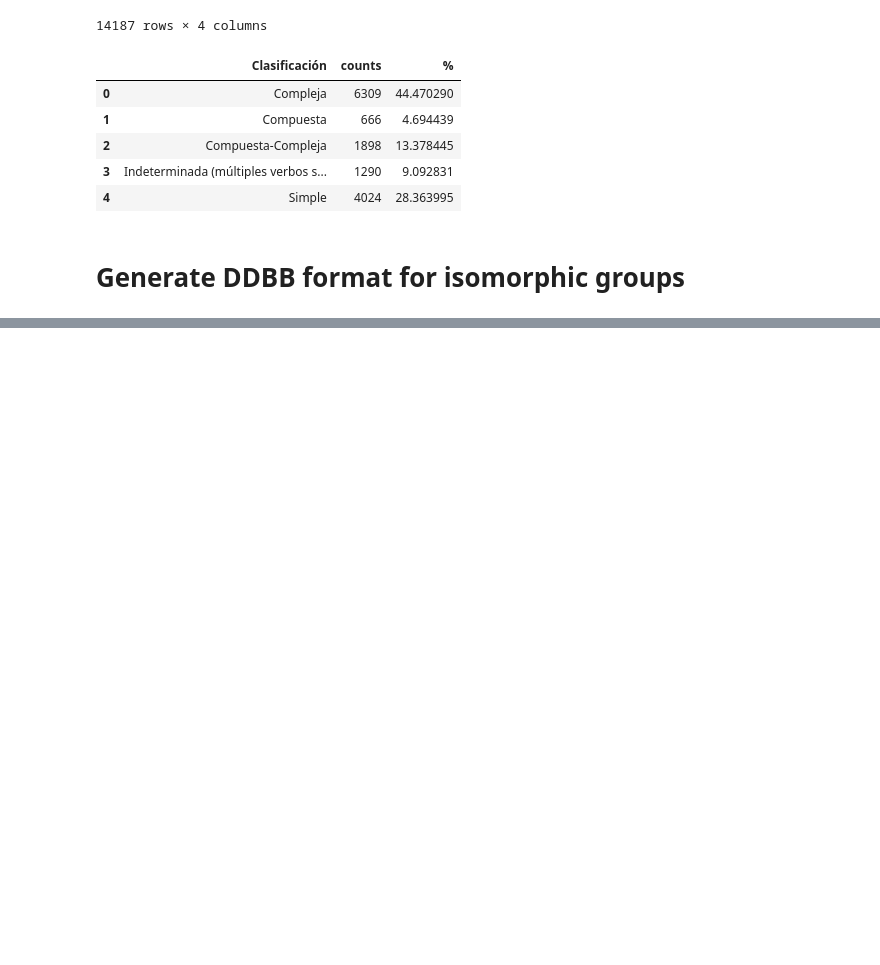
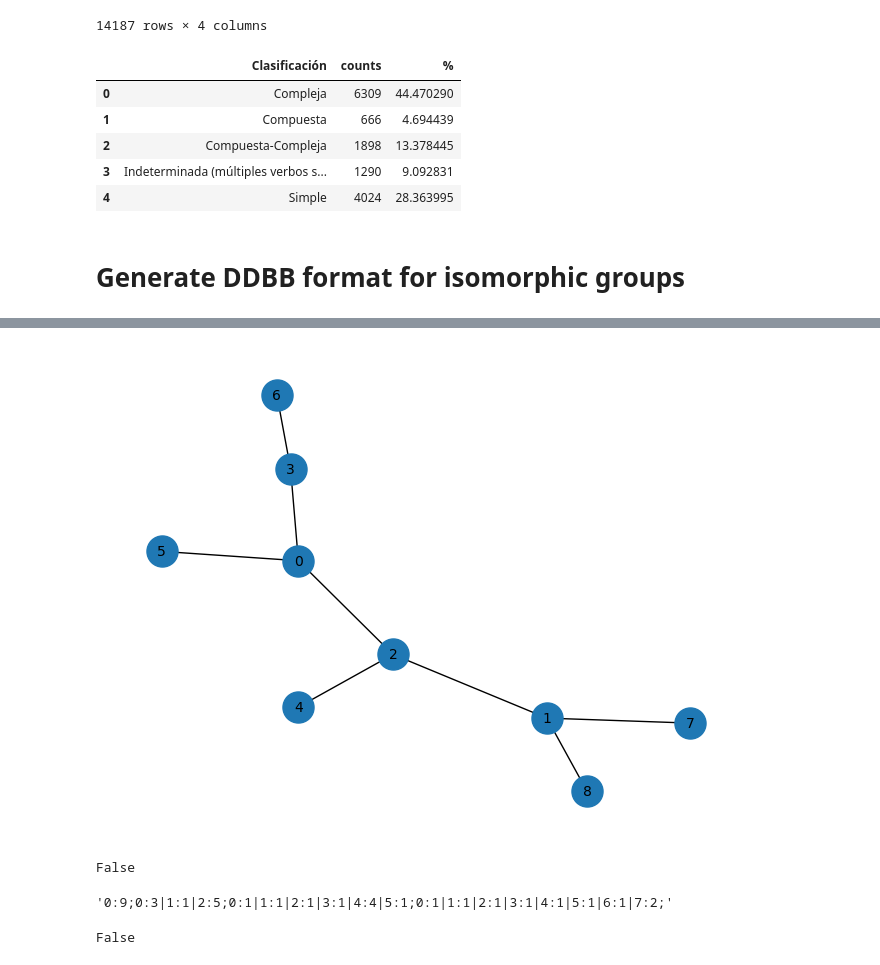
Before and after one commit to jesalasc/universal-dependencies-centrality, a Jupyter notebook: comparasion_isomorphism_complexity.ipynb, the cells around one changed output, grey strips where cells are left out. Saved outputs shown, nothing was run; the diff lists cells and outputs as text; code cells hidden in the pictures; blank space fills up the shorter version.

```diff
--- a/comparasion_isomorphism_complexity.ipynb
+++ b/comparasion_isomorphism_complexity.ipynb
@@ -287,0 +282,5 @@ join_df[join_df["wl_signature"] == '9#0,1,2,3,4,5,6,7,7#0:1|1:1|2:1|3:1|4:1|5:1|
+# %%
+G2 = nx.convert_node_labels_to_integers(nx.read_graphml("UD_Spanish-GSD/es_gsd-ud-train_7927.graphml").to_undirected(), ordering="decreasing degree")
+nx.draw(G2, with_labels=True, node_size=500, font_size=10)
+# %% [output]
+[figure, added]
@@ -287,0 +367,12 @@ join_df[join_df["wl_signature"] == '9#0,1,2,3,4,5,6,7,7#0:1|1:1|2:1|3:1|4:1|5:1|
+# %%
+wl_tree_signature(G1)==wl_tree_signature(G2)
+# %% [output]
+False
+# %%
+wl_tree_signature(G2)
+# %% [output]
+'0:9;0:3|1:1|2:5;0:1|1:1|2:1|3:1|4:4|5:1;0:1|1:1|2:1|3:1|4:1|5:1|6:1|7:2;'
+# %%
+sorted(dict(G1.degree()).values()) == sorted(dict(G2.degree()).values())
+# %% [output]
+False
```
Also changed, not shown: parts of 14 cells of this notebook, 5 other files.
